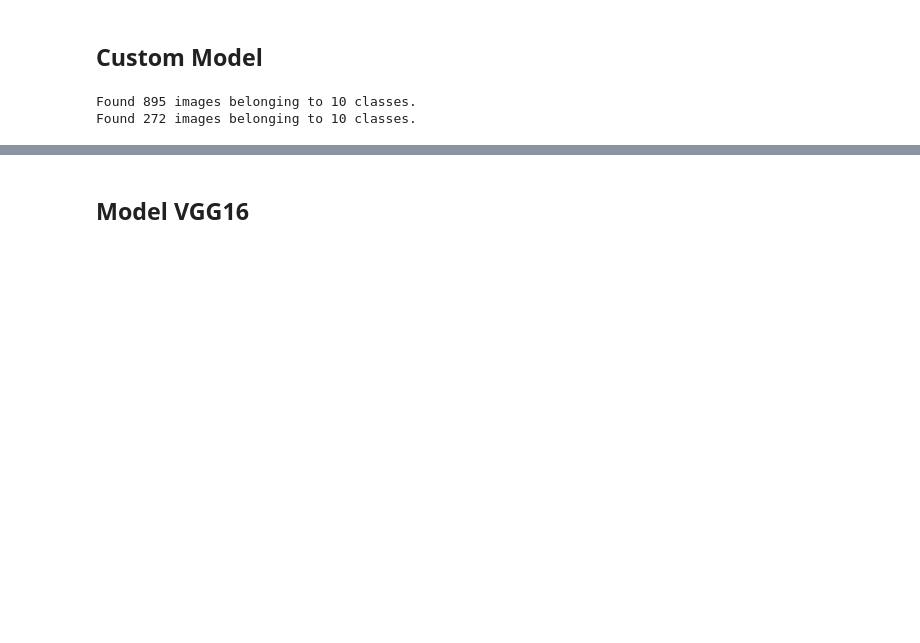
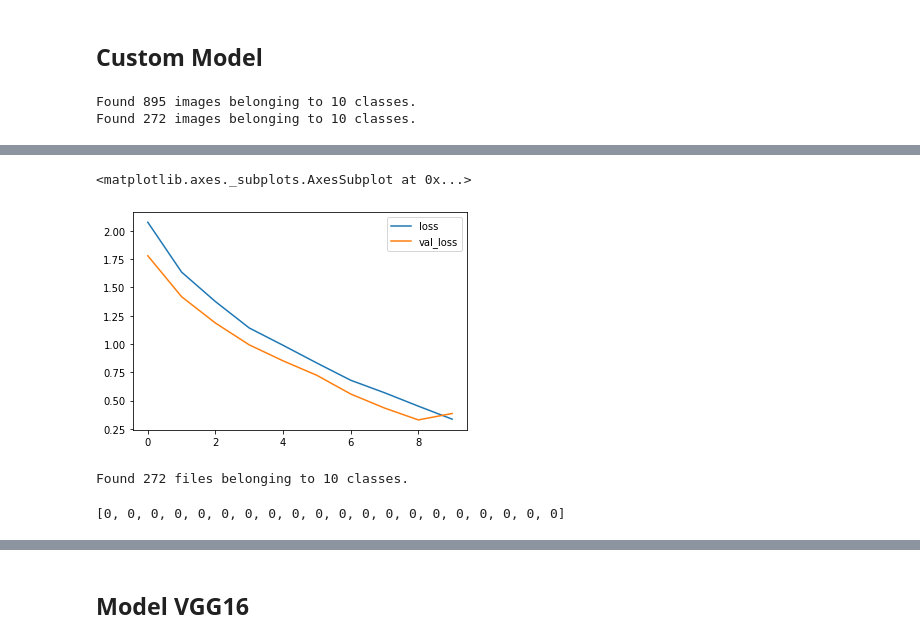
Before and after one commit to Pakopac/Monkey_Species_CNN, a Jupyter notebook: MonkeySpecies.ipynb, the cells around one changed output, grey strips where cells are left out. Saved outputs shown, nothing was run; the diff lists cells and outputs as text; code cells hidden in the pictures; blank space fills up the shorter version.

```diff
--- a/MonkeySpecies.ipynb
+++ b/MonkeySpecies.ipynb
@@ -255,2 +252,19 @@ loses
+# %%
+loses[['loss','val_loss']].plot()
+# %% [output]
+<matplotlib.axes._subplots.AxesSubplot at 0x...>
+[figure, added]
+# %%
+validation_data = tf.keras.preprocessing.image_dataset_from_directory(data_dir+'validation/validation',
+                                                                label_mode="categorical",
+                                                                image_size=(60,60),
+                                                                shuffle=False)
+y_labels = []
+for image, label in validation_data.unbatch():
+    y_labels.append(label.numpy().argmax())
+y_labels[:20]
+# %% [output]
+Found 272 files belonging to 10 classes.
+[0, 0, 0, 0, 0, 0, 0, 0, 0, 0, 0, 0, 0, 0, 0, 0, 0, 0, 0, 0]
 # %%
 ts = time.time()
```
Also changed, not shown: parts of 14 cells of this notebook.
